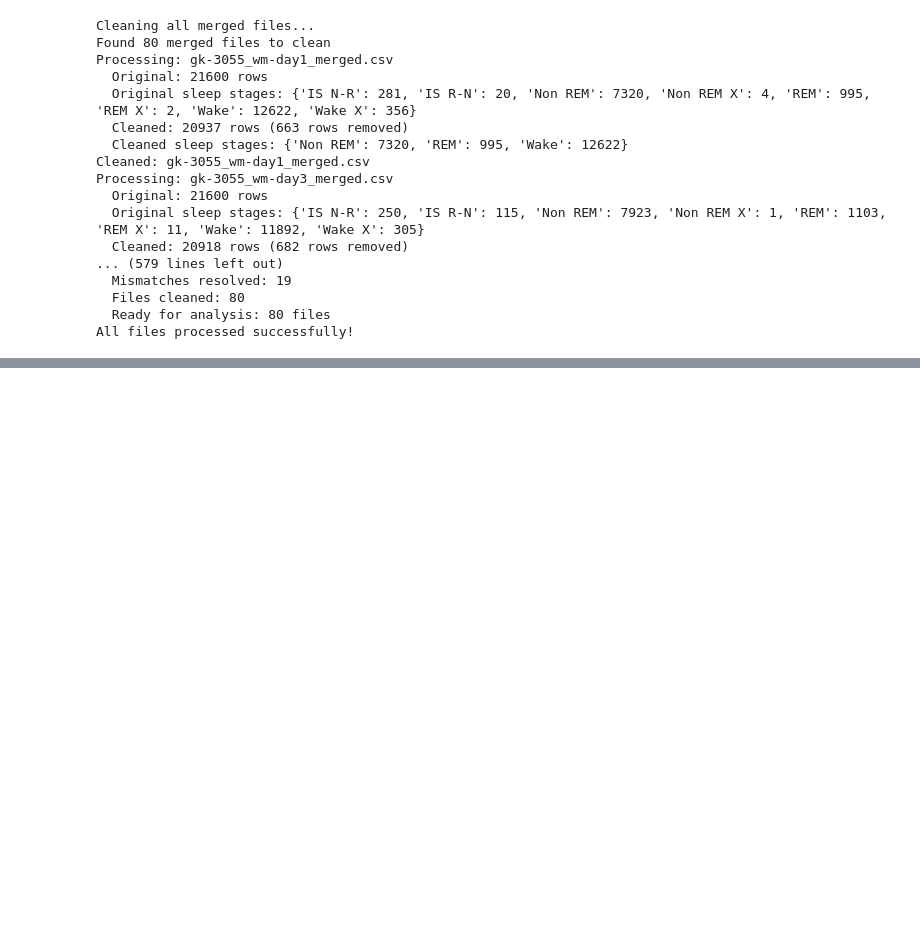
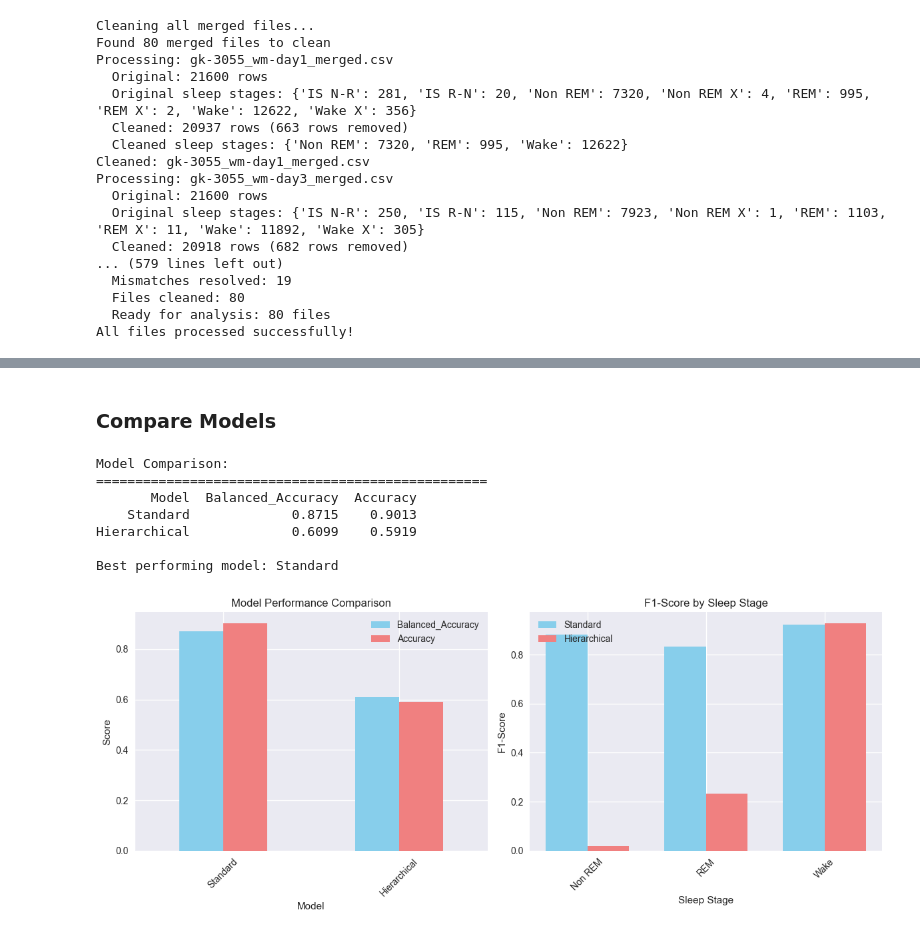
Before and after one commit to davidfrivas/eeg_random_forest, a Jupyter notebook: notebooks/workflow_v1.ipynb, the cells around one changed output, grey strips where cells are left out. Saved outputs shown, nothing was run; the diff lists cells and outputs as text; code cells hidden in the pictures; blank space fills up the shorter version.

Commit message:
Implement model training step

```diff
--- a/notebooks/workflow_v1.ipynb
+++ b/notebooks/workflow_v1.ipynb
@@ -581,0 +780,14 @@ All files processed successfully!
+# %%
+# Train Hierarchical Model
+print("Training Hierarchical Model (Wake vs Sleep → NREM vs REM)...")
+
+hierarchical_results = classifier.train_hierarchical_model(
+    X_train, y_train, X_test, y_test,
+    apply_postprocessing=True,
+    save_model=False,  # Don't save in notebook
+    model_dir=None
+)
+
+print(f"Hierarchical Model Results:")
+print(f"  Balanced Accuracy: {hierarchical_results['balanced_accuracy']:.4f}")
+print(f"  Accuracy: {hierarchical_results['accuracy']:.4f}")
@@ -581,0 +818,66 @@ All files processed successfully!
+# %% [markdown]
+### Compare Models
+# %%
+# Compare Models
+print("Model Comparison:")
+print("=" * 50)
+
+models_comparison = pd.DataFrame({
+    'Model': ['Standard', 'Hierarchical'],
+    'Balanced_Accuracy': [
+        standard_results['balanced_accuracy'],
+        hierarchical_results['balanced_accuracy']
+    ],
+    'Accuracy': [
+        standard_results['accuracy'],
+        hierarchical_results['accuracy']
+    ]
+})
+
+print(models_comparison.to_string(index=False, float_format='%.4f'))
+
+# Determine best model
+best_model = models_comparison.loc[models_comparison['Balanced_Accuracy'].idxmax(), 'Model']
+print(f"\nBest performing model: {best_model}")
+
+# Visualize comparison
+fig, (ax1, ax2) = plt.subplots(1, 2, figsize=(12, 5))
+
+models_comparison.set_index('Model')[['Balanced_Accuracy', 'Accuracy']].plot(
+    kind='bar', ax=ax1, color=['skyblue', 'lightcoral']
+)
+ax1.set_title('Model Performance Comparison')
+ax1.set_ylabel('Score')
+ax1.legend()
+ax1.tick_params(axis='x', rotation=45)
+
+# Per-class performance comparison
+if 'per_class_metrics' in standard_results and 'per_class_metrics' in hierarchical_results:
+    stages = list(standard_results['per_class_metrics']['f1_score'].keys())
+    standard_f1 = [standard_results['per_class_metrics']['f1_score'][stage] for stage in stages]
+    hierarchical_f1 = [hierarchical_results['per_class_metrics']['f1_score'][stage] for stage in stages]
+
+    x = np.arange(len(stages))
+    width = 0.35
+
+    ax2.bar(x - width/2, standard_f1, width, label='Standard', color='skyblue')
+    ax2.bar(x + width/2, hierarchical_f1, width, label='Hierarchical', color='lightcoral')
+
+    ax2.set_xlabel('Sleep Stage')
+    ax2.set_ylabel('F1-Score')
+    ax2.set_title('F1-Score by Sleep Stage')
+    ax2.set_xticks(x)
+    ax2.set_xticklabels(stages, rotation=45)
+    ax2.legend()
+
+plt.tight_layout()
+plt.show()
+# %% [output]
+Model Comparison:
+==================================================
+       Model  Balanced_Accuracy  Accuracy
+    Standard             0.8715    0.9013
+Hierarchical             0.6099    0.5919
+
+Best performing model: Standard
+[figure, added]
```
Also changed, not shown: parts of 11 cells of this notebook.
